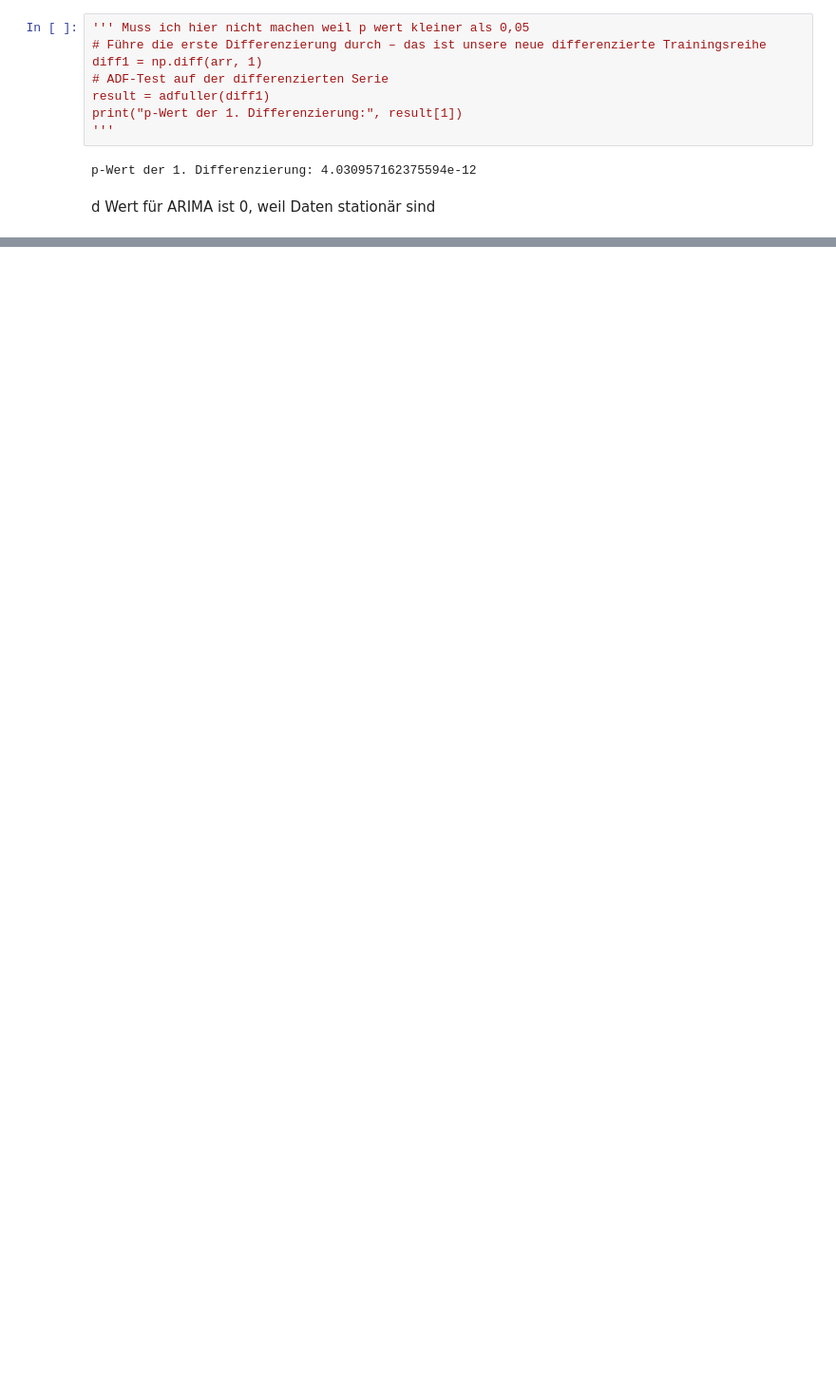
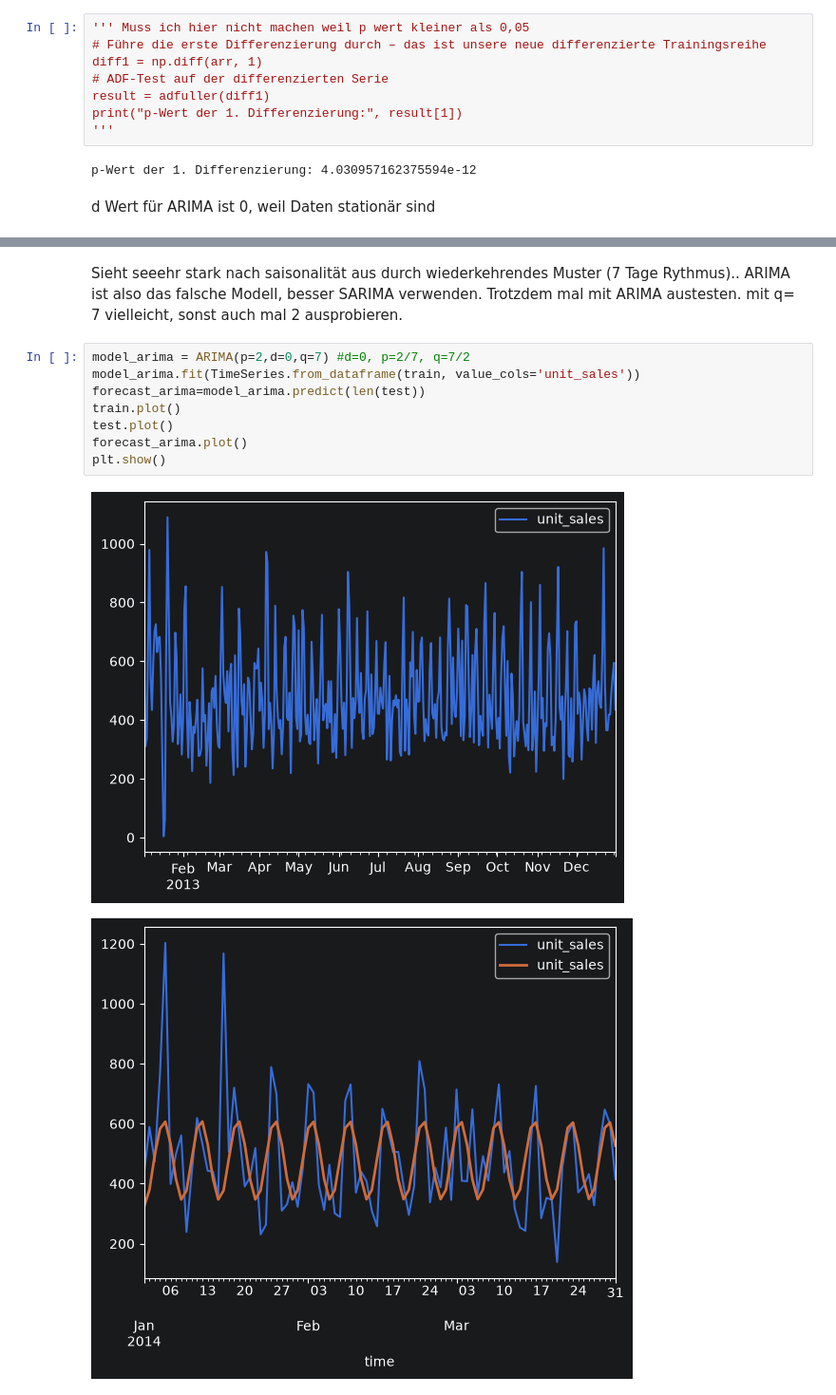
Before and after one commit to ka-katrin/Python_Timeseries_Project, a Jupyter notebook: Einzelhandels-Nachfrageprognose.ipynb, the cells around one changed output, grey strips where cells are left out. Shown at 95% size. Cells and saved outputs as stored; diff of their text form; blank space fills up the shorter version.

```diff
--- a/Einzelhandels-Nachfrageprognose.ipynb
+++ b/Einzelhandels-Nachfrageprognose.ipynb
@@ -190,0 +256,13 @@ d Wert für ARIMA ist 0, weil Daten stationär sind
+# %% [markdown]
+Sieht seeehr stark nach saisonalität aus durch wiederkehrendes Muster (7 Tage Rythmus).. ARIMA ist also das falsche Modell, besser SARIMA verwenden. Trotzdem mal mit ARIMA austesten. mit q= 7 vielleicht, sonst auch mal 2 ausprobieren.
+# %%
+model_arima = ARIMA(p=2,d=0,q=7) #d=0, p=2/7, q=7/2
+model_arima.fit(TimeSeries.from_dataframe(train, value_cols='unit_sales'))
+forecast_arima=model_arima.predict(len(test))
+train.plot()
+test.plot()
+forecast_arima.plot()
+plt.show()
+# %% [output]
+[figure, added]
+[figure, added]
```
Also changed, not shown: parts of 30 cells of this notebook.
